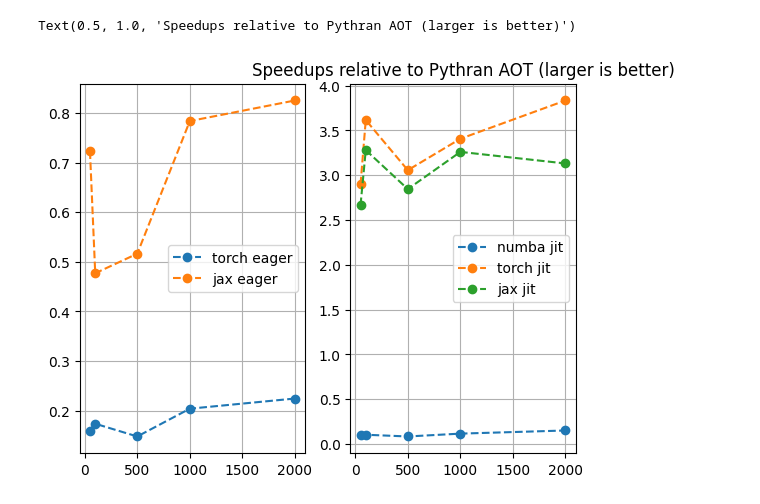
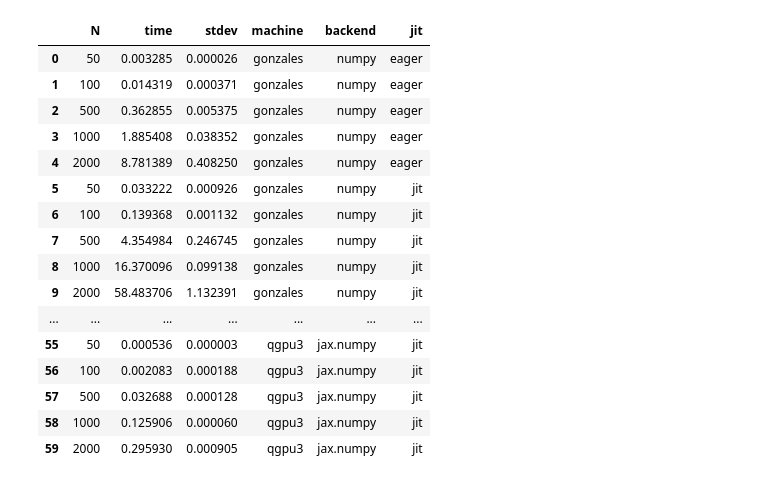
Before and after one commit to ev-br/rbfinterp_xp_timings, a Jupyter notebook: timings_cpu.ipynb, the cells around one changed output. Drawn from its saved outputs; the diff is of its cells as text; code cells hidden in the pictures.

```diff
--- a/timings_cpu.ipynb
+++ b/timings_cpu.ipynb
@@ -105,16 +23,38 @@ speedups
-# %%
-fix, axx = plt.subplots(1, 2)
-
-for key in speedups:
-    ax = axx[0] if "nojit" in key else axx[1]
-    arr = speedups[key]
-    ax.plot(arr["N"], arr["time, s"], 'o--', label=labels[key])
-
-for ax in axx:
-    ax.legend(loc='best')
-    ax.grid(True)
-
-plt.title("Speedups relative to Pythran AOT (larger is better)")
-# %% [output]
-Text(0.5, 1.0, 'Speedups relative to Pythran AOT (larger is better)')
-[figure, removed]
+# %%
+cols = ["N", "time", "stdev"]
+
+df = pd.DataFrame(columns=cols + ["machine", "backend", "jit"])
+for machine in ["gonzales", "qgpu3"]:
+    for backend in ["numpy", "torch", "jax.numpy"]:
+        for jit in ["nojit", "jit"]:
+            fname = f"rbfinterp_time.{machine}.{backend}.cpu.{jit}.txt"
+            df_ = pd.read_csv(fname, names=cols, skiprows=1)
+            df_["machine"] = machine
+            df_["backend"] = backend
+            df_["jit"] = jit
+            if df.empty:
+                df = df_
+            else:
+                df = pd.concat([df, df_], ignore_index=True)
+
+# rename values
+df.loc[ df["jit"] == "nojit", "jit" ] = "eager"
+df
+# %% [output]
+|  | N | time | stdev | machine | backend | jit |
+| 0 | 50 | 0.003285 | 0.000026 | gonzales | numpy | eager |
+| 1 | 100 | 0.014319 | 0.000371 | gonzales | numpy | eager |
+| 2 | 500 | 0.362855 | 0.005375 | gonzales | numpy | eager |
+| 3 | 1000 | 1.885408 | 0.038352 | gonzales | numpy | eager |
+| 4 | 2000 | 8.781389 | 0.408250 | gonzales | numpy | eager |
+| 5 | 50 | 0.033222 | 0.000926 | gonzales | numpy | jit |
+| 6 | 100 | 0.139368 | 0.001132 | gonzales | numpy | jit |
+| 7 | 500 | 4.354984 | 0.246745 | gonzales | numpy | jit |
+| 8 | 1000 | 16.370096 | 0.099138 | gonzales | numpy | jit |
+| 9 | 2000 | 58.483706 | 1.132391 | gonzales | numpy | jit |
+| ... | ... | ... | ... | ... | ... | ... |
+| 55 | 50 | 0.000536 | 0.000003 | qgpu3 | jax.numpy | jit |
+| 56 | 100 | 0.002083 | 0.000188 | qgpu3 | jax.numpy | jit |
+| 57 | 500 | 0.032688 | 0.000128 | qgpu3 | jax.numpy | jit |
+| 58 | 1000 | 0.125906 | 0.000060 | qgpu3 | jax.numpy | jit |
+| 59 | 2000 | 0.295930 | 0.000905 | qgpu3 | jax.numpy | jit |
```
Also changed, not shown: parts of 19 cells of this notebook.
